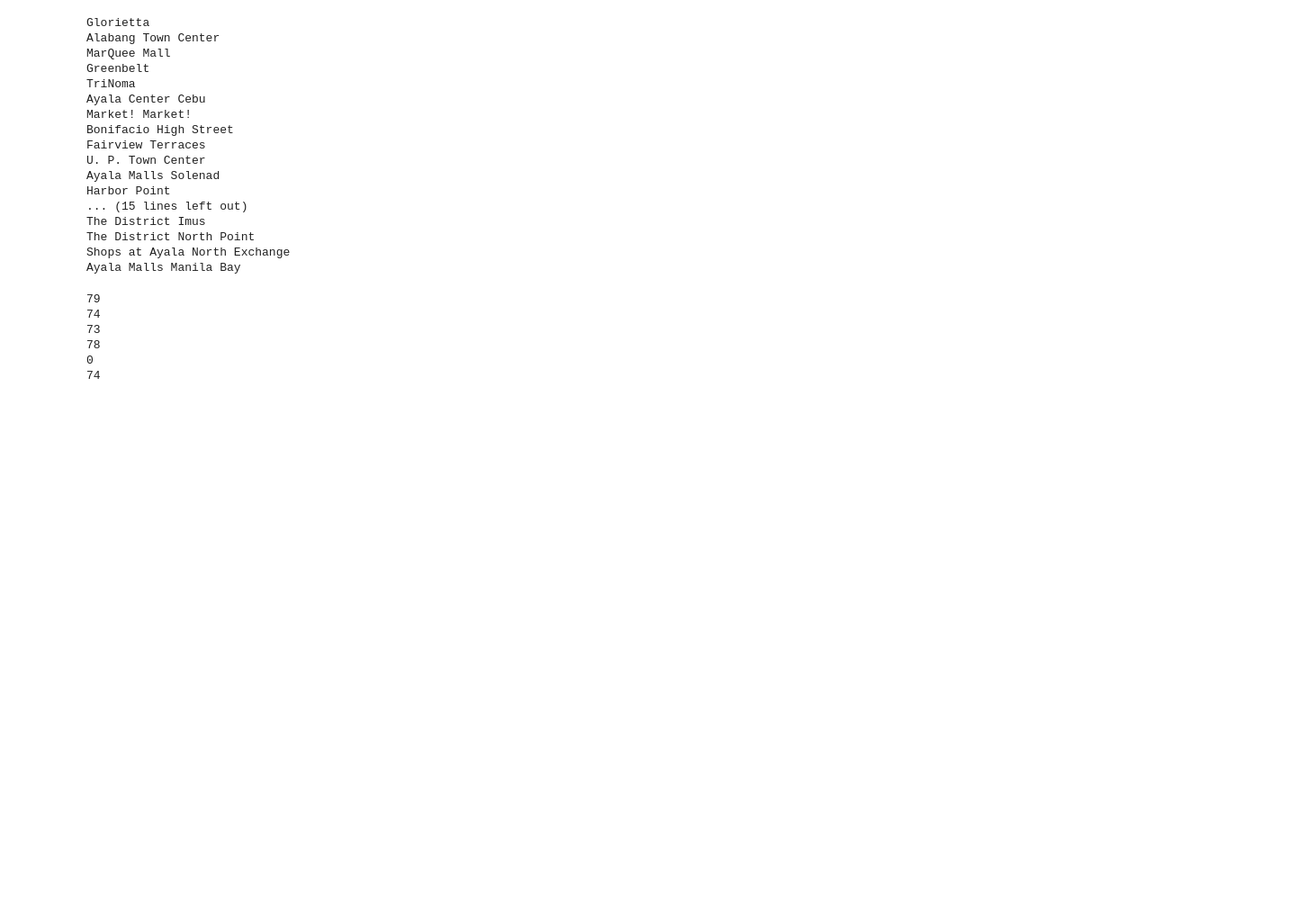
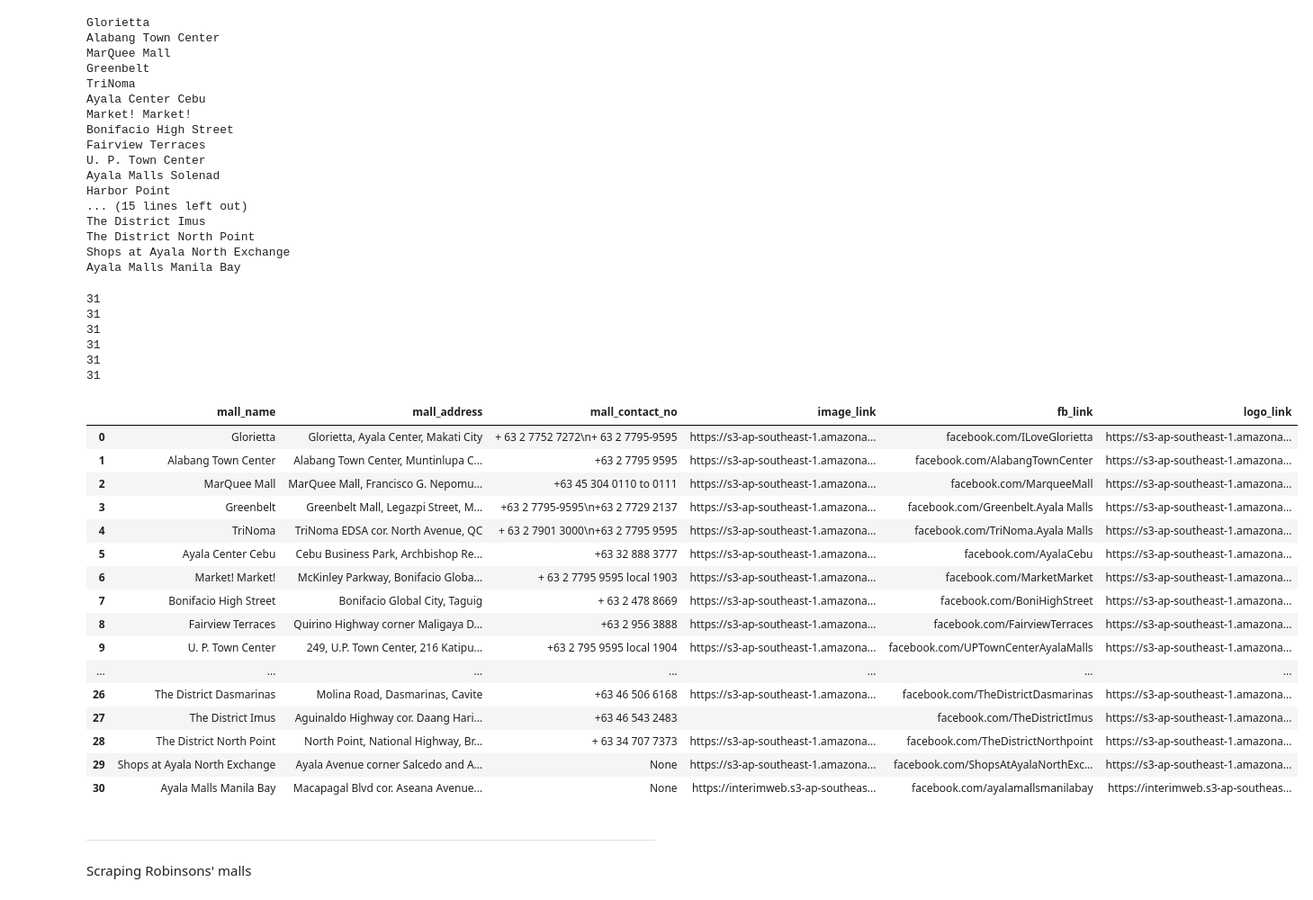
Before and after one commit to richdayandnight/malls-ph, a Jupyter notebook: Scraping Malls in the Philippines.ipynb, the cells around one changed output. Shown at 90% size. Cells and saved outputs as stored; diff of their text form; code cells hidden in the pictures; blank space fills up the shorter version.

```diff
--- a/Scraping Malls in the Philippines.ipynb
+++ b/Scraping Malls in the Philippines.ipynb
@@ -161,0 +159,5 @@ mall_address = []
+# %%
+i = 1
+for mall in mall_links:
+    print(i, mall.text)
+    i = i + 1
@@ -162,11 +187,21 @@ mall_address = []
 # %%
+mall_name = []
+image_link = []
+logo_link = []
+fb_link = []
+mall_contact_no = []
+mall_address = []
 for mall in mall_links:
     #print(x.get_attribute("class"))
-    driver.execute_script("arguments[0].setAttribute('class','active')", mall)
+    if mall.text != 'Glorietta':
+        driver.execute_script("arguments[0].setAttribute('class','active')", mall)
+        mall.click()
     print(mall.text)
     mall_name.append(mall.text)
     try:
+        #temp = driver.find_element(By.XPATH, "//*[@class='our-malls-mall-details']//img").get_attribute("src")
         image_link.append(driver.find_element(By.XPATH, "//*[@class='our-malls-mall-details']//img").get_attribute("src")) # gets the first image
+        #print(temp)
     except:
         image_link.append(None)
     try:
@@ -178,10 +213,16 @@ for mall in mall_links:
     except:
         mall_address.append(None)
     try:
-        mall_contact_no.append(driver.find_element(By.XPATH, "//*[@class='section-list']/*[@class='section'][3]//*[@class='section-column details']").text)
+        #mall_contact_no.append(driver.find_element(By.XPATH, "//*[@class='section-list']/*[@class='section'][3]//*[@class='section-column details']").text)
+        mall_contact_no.append(driver.find_element(By.XPATH, "//*[@class='section-list']/*[@class='section'][3]//*[@class='section-column details' and contains(text(),'+')]").text)
     except:
         mall_contact_no.append(None)
-    mall.click()
+    try:
+        fb_link.append(driver.find_element(By.XPATH, "//*[@class='section-list']/*[@class='section'][3]//*[@class='section-contents row']/*[@class='section-column details' and contains(text(),'facebook')]").text)
+        #print("with fb link")
+    except:
+        fb_link.append(None)
+        #print("no fb link")
     time.sleep(2)
 # %% [output]
 Glorietta
@@ -209,19 +250,39 @@ print(len(image_link))
 print(len(fb_link))
 print(len(logo_link))
 # %% [output]
-79
-74
-73
-78
-0
-74
+31
+31
+31
+31
+31
+31
 # %%
 ayala_malls_df = pd.DataFrame({'mall_name': mall_name,
                         'mall_address': mall_address,
                         'mall_contact_no': mall_contact_no,
                         'image_link': image_link,
-                        'mall_link': fb_link,
+                        'fb_link': fb_link,
                         'logo_link': logo_link})
+# %%
+ayala_malls_df
+# %% [output]
+|  | mall_name | mall_address | mall_contact_no | image_link | fb_link | logo_link |
+| 0 | Glorietta | Glorietta, Ayala Center, Makati City | + 63 2 7752 7272\n+ 63 2 7795-9595 | https://s3-ap-southeast-1.amazona... | facebook.com/ILoveGlorietta | https://s3-ap-southeast-1.amazona... |
+| 1 | Alabang Town Center | Alabang Town Center, Muntinlupa C... | +63 2 7795 9595 | https://s3-ap-southeast-1.amazona... | facebook.com/AlabangTownCenter | https://s3-ap-southeast-1.amazona... |
+| 2 | MarQuee Mall | MarQuee Mall, Francisco G. Nepomu... | +63 45 304 0110 to 0111 | https://s3-ap-southeast-1.amazona... | facebook.com/MarqueeMall | https://s3-ap-southeast-1.amazona... |
+| 3 | Greenbelt | Greenbelt Mall, Legazpi Street, M... | +63 2 7795-9595\n+63 2 7729 2137 | https://s3-ap-southeast-1.amazona... | facebook.com/Greenbelt.Ayala Malls | https://s3-ap-southeast-1.amazona... |
+| 4 | TriNoma | TriNoma EDSA cor. North Avenue, QC | + 63 2 7901 3000\n+63 2 7795 9595 | https://s3-ap-southeast-1.amazona... | facebook.com/TriNoma.Ayala Malls | https://s3-ap-southeast-1.amazona... |
+| 5 | Ayala Center Cebu | Cebu Business Park, Archbishop Re... | +63 32 888 3777 | https://s3-ap-southeast-1.amazona... | facebook.com/AyalaCebu | https://s3-ap-southeast-1.amazona... |
+| 6 | Market! Market! | McKinley Parkway, Bonifacio Globa... | + 63 2 7795 9595 local 1903 | https://s3-ap-southeast-1.amazona... | facebook.com/MarketMarket | https://s3-ap-southeast-1.amazona... |
+| 7 | Bonifacio High Street | Bonifacio Global City, Taguig | + 63 2 478 8669 | https://s3-ap-southeast-1.amazona... | facebook.com/BoniHighStreet | https://s3-ap-southeast-1.amazona... |
+| 8 | Fairview Terraces | Quirino Highway corner Maligaya D... | +63 2 956 3888 | https://s3-ap-southeast-1.amazona... | facebook.com/FairviewTerraces | https://s3-ap-southeast-1.amazona... |
+| 9 | U. P. Town Center | 249, U.P. Town Center, 216 Katipu... | +63 2 795 9595 local 1904 | https://s3-ap-southeast-1.amazona... | facebook.com/UPTownCenterAyalaMalls | https://s3-ap-southeast-1.amazona... |
+| ... | ... | ... | ... | ... | ... | ... |
+| 26 | The District Dasmarinas | Molina Road, Dasmarinas, Cavite | +63 46 506 6168 | https://s3-ap-southeast-1.amazona... | facebook.com/TheDistrictDasmarinas | https://s3-ap-southeast-1.amazona... |
+| 27 | The District Imus | Aguinaldo Highway cor. Daang Hari... | +63 46 543 2483 |  | facebook.com/TheDistrictImus | https://s3-ap-southeast-1.amazona... |
+| 28 | The District North Point | North Point, National Highway, Br... | + 63 34 707 7373 | https://s3-ap-southeast-1.amazona... | facebook.com/TheDistrictNorthpoint | https://s3-ap-southeast-1.amazona... |
+| 29 | Shops at Ayala North Exchange | Ayala Avenue corner Salcedo and A... | None | https://s3-ap-southeast-1.amazona... | facebook.com/ShopsAtAyalaNorthExc... | https://s3-ap-southeast-1.amazona... |
+| 30 | Ayala Malls Manila Bay | Macapagal Blvd cor. Aseana Avenue... | None | https://interimweb.s3-ap-southeas... | facebook.com/ayalamallsmanilabay | https://interimweb.s3-ap-southeas... |
 # %%
 import os
 
@@ -229,0 +294,4 @@ sm_malls_df.to_csv(path, encoding='utf-8', index=False)
+# %% [markdown]
+---
+# %% [markdown]
+Scraping Robinsons' malls
```
Also changed, not shown: parts of 23 cells of this notebook, 3 other files.
